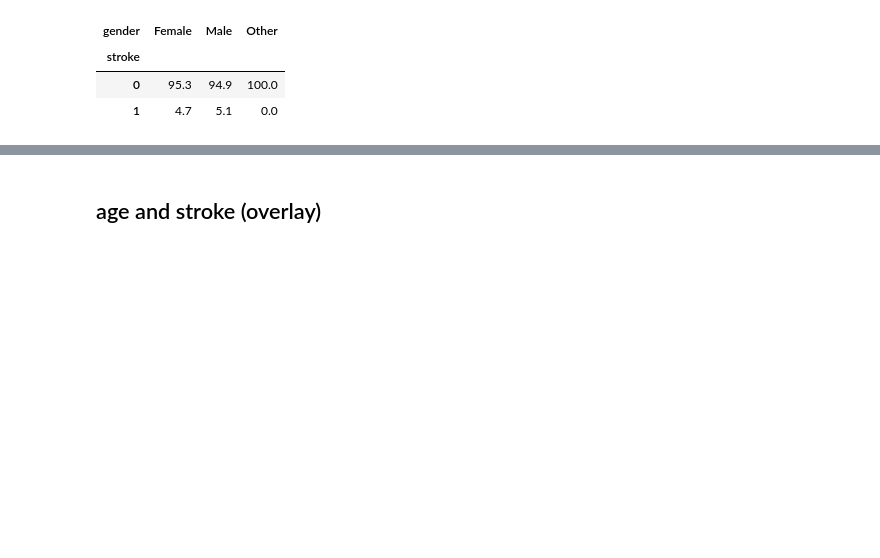
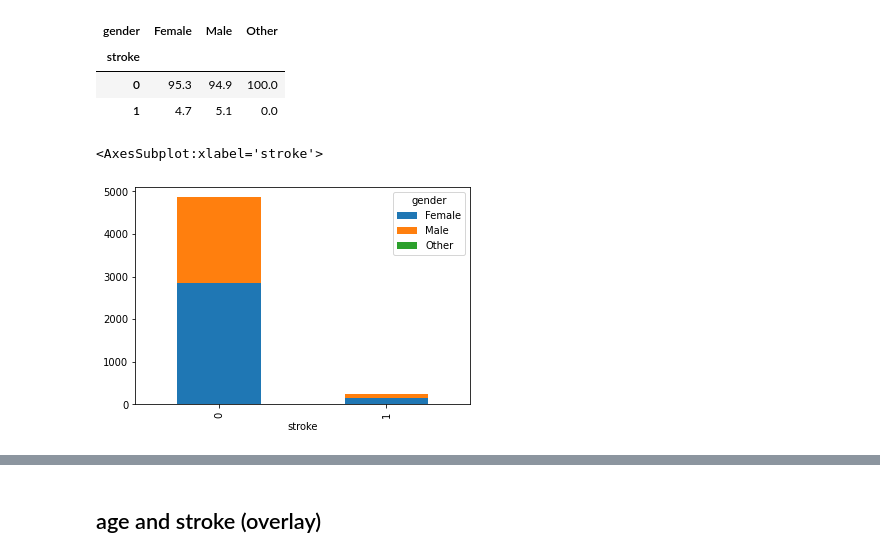
Before and after one commit to GhazaleZe/Stroke-Prediction, a Jupyter notebook: P2.ipynb, the cells around one changed output, grey strips where cells are left out. Drawn from its saved outputs; the diff is of its cells as text; code cells hidden in the pictures; blank space fills up the shorter version.

```diff
--- a/P2.ipynb
+++ b/P2.ipynb
@@ -137,3 +138,8 @@ round(cross_tab_gender.div(cross_tab_gender.sum(0),axis=1)*100,1)
 | stroke |  |  |  |
 | 0 | 95.3 | 94.9 | 100.0 |
 | 1 | 4.7 | 5.1 | 0.0 |
+# %%
+cross_tab_gender.plot(kind='bar',stacked = True)
+# %% [output]
+<AxesSubplot:xlabel='stroke'>
+[figure, added]
```
Also changed, not shown: parts of 12 cells of this notebook.
